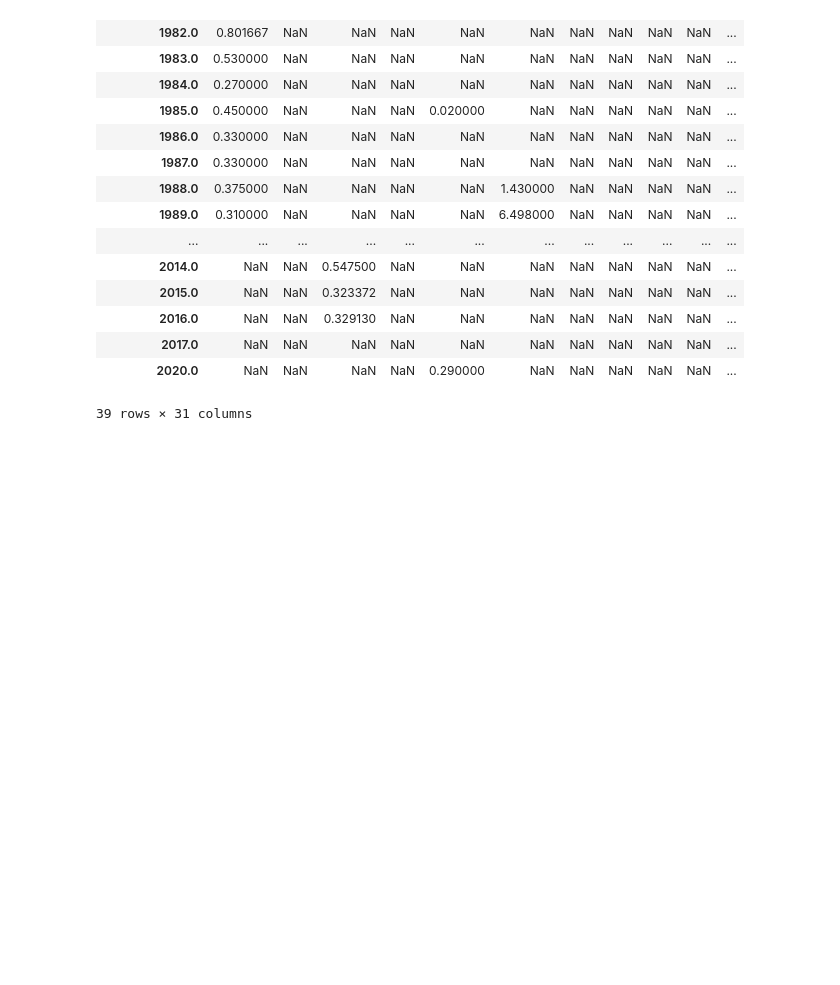
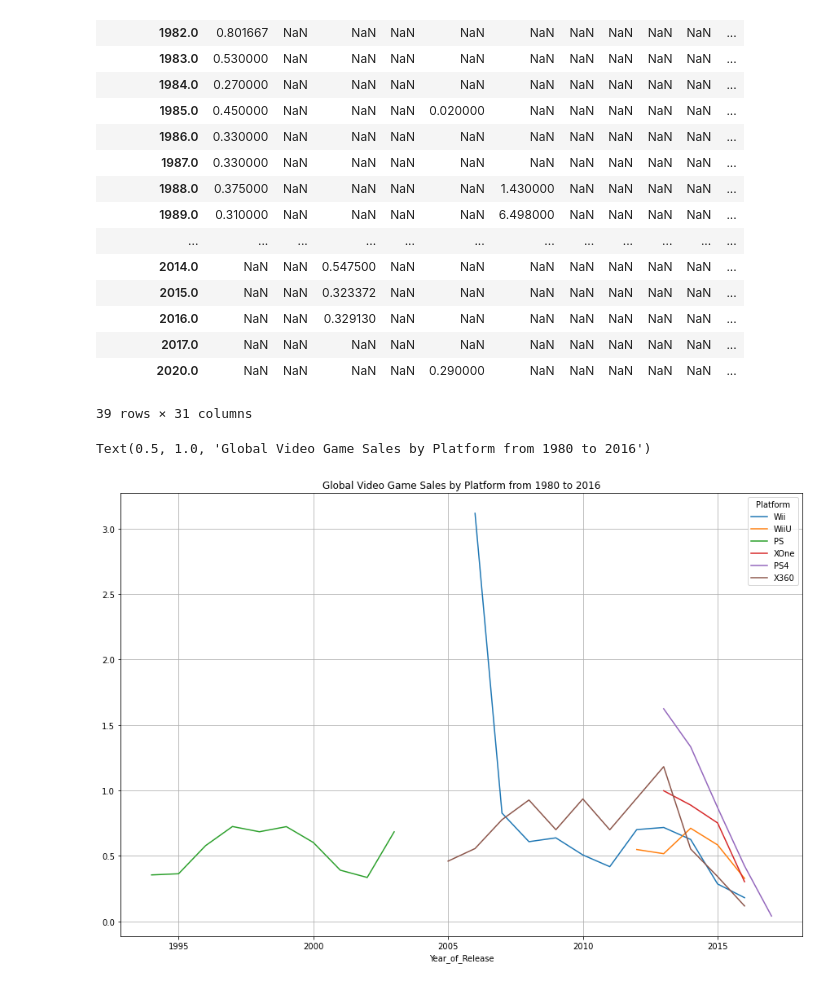
Before and after one commit to banananuggets21/cs103a-cpa01, a Jupyter notebook: cpa01.ipynb, the cells around one changed output. Saved outputs shown, nothing was run; the diff lists cells and outputs as text; code cells hidden in the pictures; blank space fills up the shorter version.

```diff
--- a/cpa01.ipynb
+++ b/cpa01.ipynb
@@ -57,5 +57,13 @@ df2
 | 2017.0 | NaN | NaN | NaN | NaN | NaN | NaN | NaN | NaN | NaN | NaN | ... |
 | 2020.0 | NaN | NaN | NaN | NaN | 0.290000 | NaN | NaN | NaN | NaN | NaN | ... |
 39 rows × 31 columns
+# %%
+#Plot of the big three consoles over the years
+df2[['Wii','WiiU','PS', 'XOne', 'PS4', 'X360']].plot(figsize=(15,10))
+plt.grid()
+plt.title(column,fontsize=32)
+# %% [output]
+Text(0.5, 1.0, 'Global Video Game Sales by Platform from 1980 to 2016')
+[figure, added]
 # %%
 df2.plot()
```
Also changed, not shown: parts of 3 cells of this notebook.
